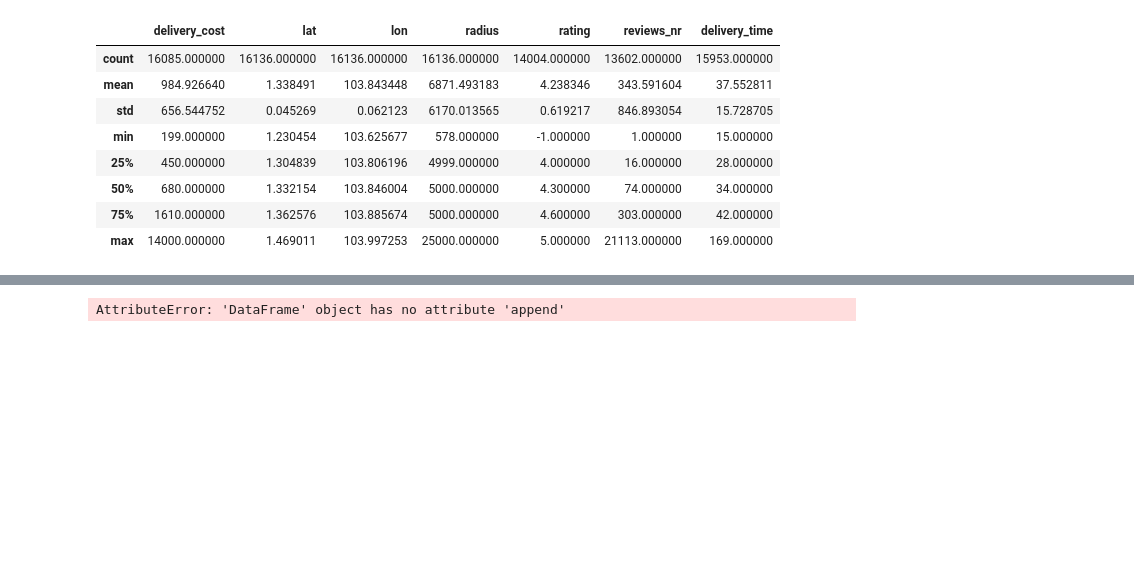
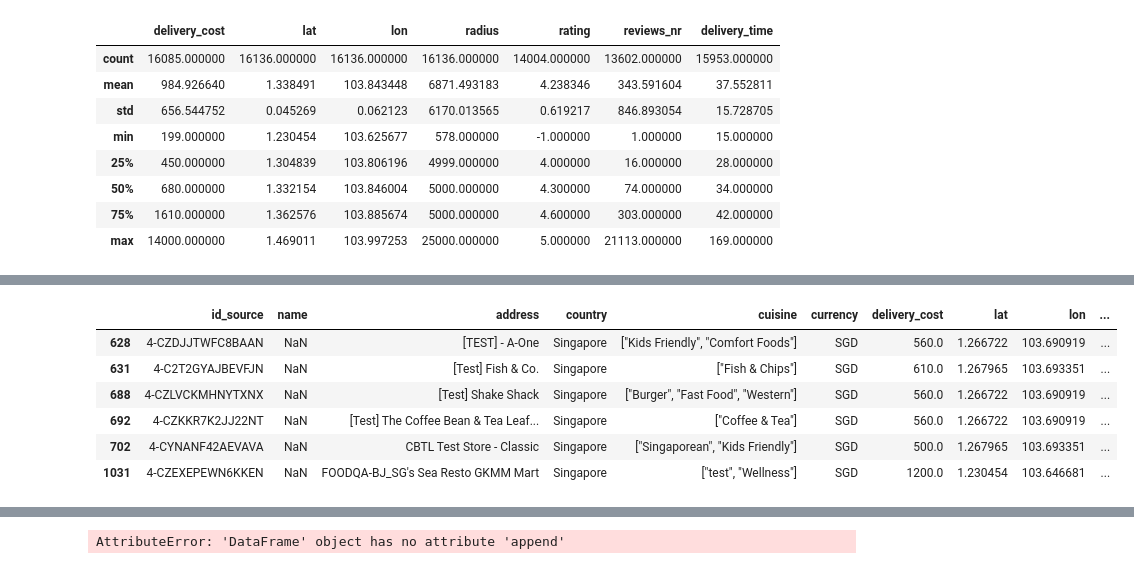
Before and after one commit to leehegithub/grab_restuarant_analysis, a Jupyter notebook: reading_csv.ipynb, the cells around one changed output, grey strips where cells are left out. Cells and saved outputs as stored; diff of their text form; code cells hidden in the pictures; blank space fills up the shorter version.

```diff
--- a/reading_csv.ipynb
+++ b/reading_csv.ipynb
@@ -94,0 +127,11 @@ These are the unique values of loc_type column ['FOOD' 'MART']
+# %%
+
+restaurants_df[restaurants_df['name'].isna()]
+# %% [output]
+|  | id_source | name | address | country | cuisine | currency | delivery_cost | lat | lon | ... |
+| 628 | 4-CZDJJTWFC8BAAN | NaN | [TEST] - A-One | Singapore | ["Kids Friendly", "Comfort Foods"] | SGD | 560.0 | 1.266722 | 103.690919 | ... |
+| 631 | 4-C2T2GYAJBEVFJN | NaN | [Test] Fish & Co. | Singapore | ["Fish & Chips"] | SGD | 610.0 | 1.267965 | 103.693351 | ... |
+| 688 | 4-CZLVCKMHNYTXNX | NaN | [Test] Shake Shack | Singapore | ["Burger", "Fast Food", "Western"] | SGD | 560.0 | 1.266722 | 103.690919 | ... |
+| 692 | 4-CZKKR7K2JJ22NT | NaN | [Test] The Coffee Bean & Tea Leaf... | Singapore | ["Coffee & Tea"] | SGD | 560.0 | 1.266722 | 103.690919 | ... |
+| 702 | 4-CYNANF42AEVAVA | NaN | CBTL Test Store - Classic | Singapore | ["Singaporean", "Kids Friendly"] | SGD | 500.0 | 1.267965 | 103.693351 | ... |
+| 1031 | 4-CZEXEPEWN6KKEN | NaN | FOODQA-BJ_SG's Sea Resto GKMM Mart | Singapore | ["test", "Wellness"] | SGD | 1200.0 | 1.230454 | 103.646681 | ... |
```
Also changed, not shown: parts of 7 cells of this notebook.
